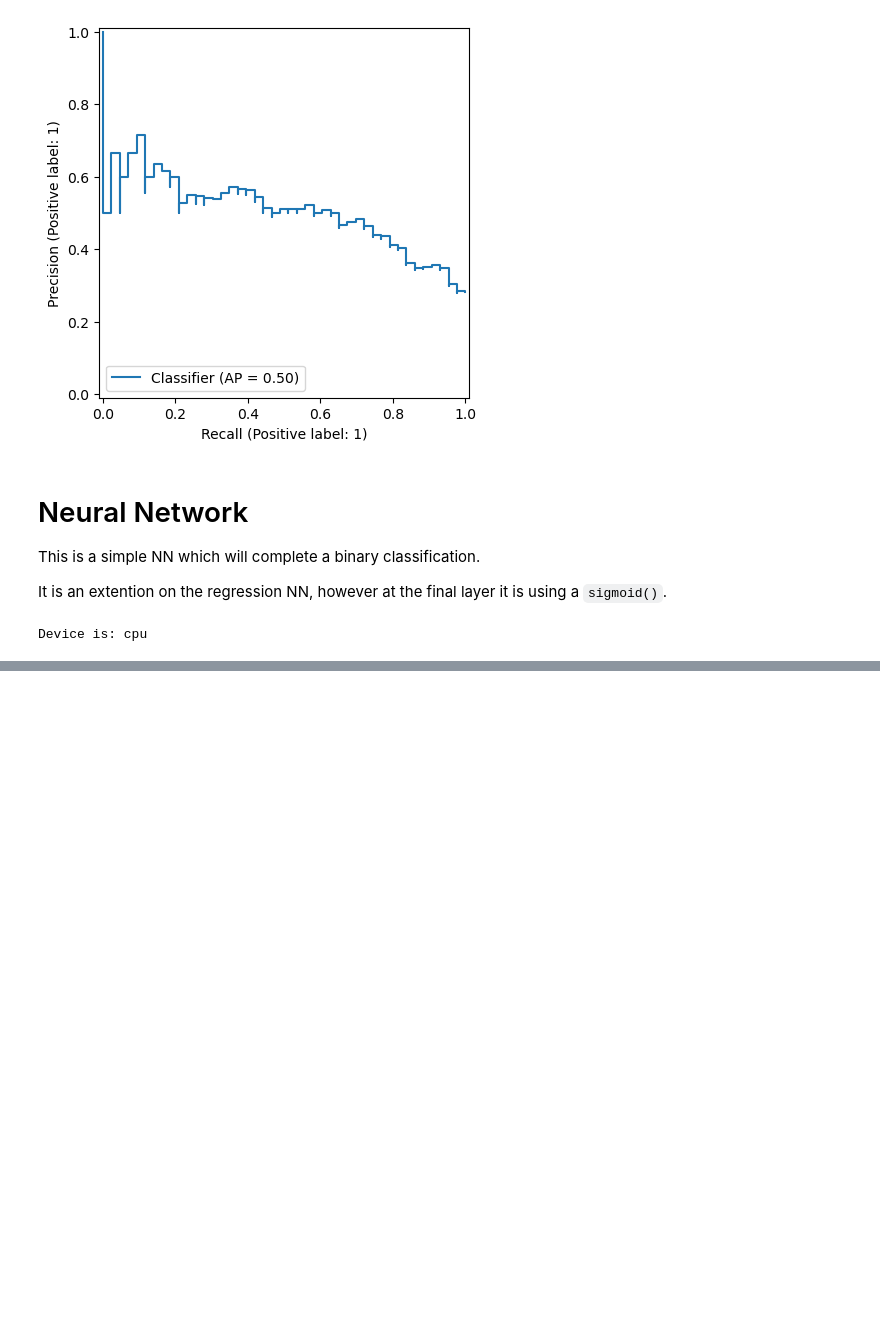
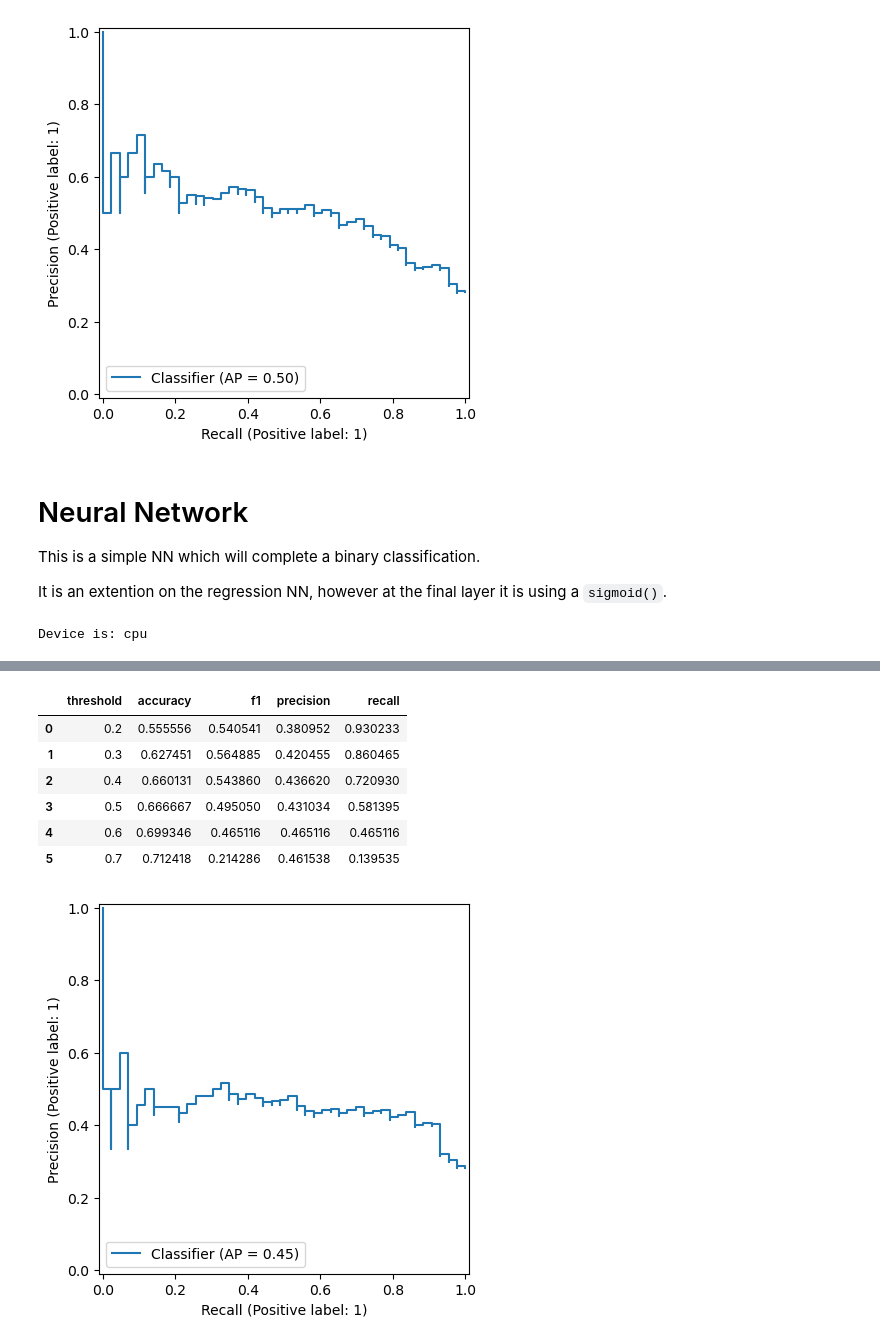
Before and after one commit to jcstrydom/black-jack, a Jupyter notebook: notebooks/classification_modeling.ipynb, the cells around one changed output, grey strips where cells are left out. Drawn from its saved outputs; the diff is of its cells as text; code cells hidden in the pictures; blank space fills up the shorter version.

```diff
--- a/notebooks/classification_modeling.ipynb
+++ b/notebooks/classification_modeling.ipynb
@@ -953,0 +742,20 @@ Will get back to this project at a later stage.
+# %%
+nn_y_test = y_test_tc.detach().numpy().reshape(-1)
+nn_pred_probs = model(X_test_tc).detach().numpy().reshape(-1)
+
+# print(f"{nn_y_test.shape=}\n{nn_pred_probs.shape=}")
+
+nn_performance_df = create_performance_table(nn_y_test,nn_pred_probs,[0.2,0.3,0.4,0.5,0.6,0.7])
+display(nn_performance_df)
+
+PrecisionRecallDisplay.from_predictions(nn_y_test, nn_pred_probs)
+plt.show()
+# %% [output]
+|  | threshold | accuracy | f1 | precision | recall |
+| 0 | 0.2 | 0.555556 | 0.540541 | 0.380952 | 0.930233 |
+| 1 | 0.3 | 0.627451 | 0.564885 | 0.420455 | 0.860465 |
+| 2 | 0.4 | 0.660131 | 0.543860 | 0.436620 | 0.720930 |
+| 3 | 0.5 | 0.666667 | 0.495050 | 0.431034 | 0.581395 |
+| 4 | 0.6 | 0.699346 | 0.465116 | 0.465116 | 0.465116 |
+| 5 | 0.7 | 0.712418 | 0.214286 | 0.461538 | 0.139535 |
+[figure, added]
```
Also changed, not shown: parts of 20 cells of this notebook.
